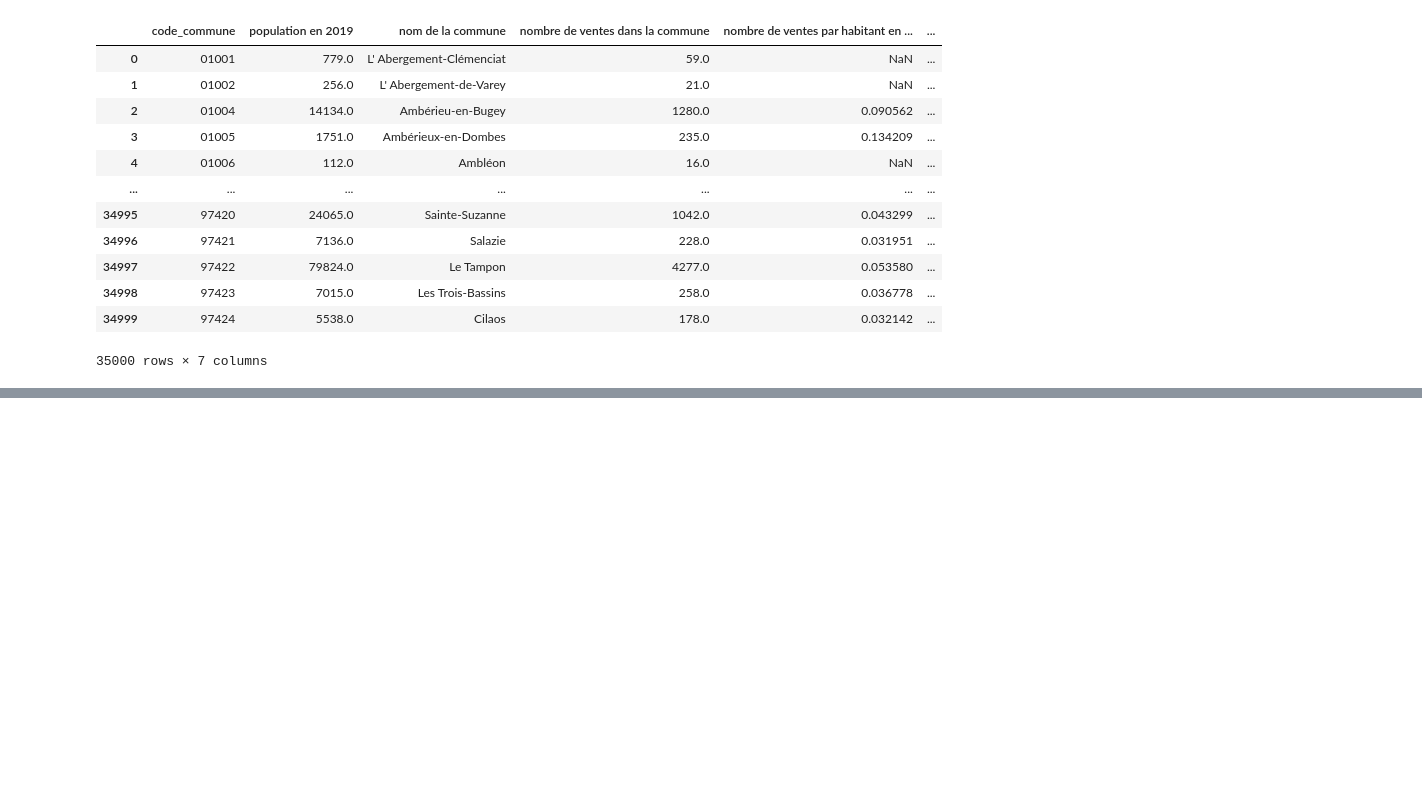
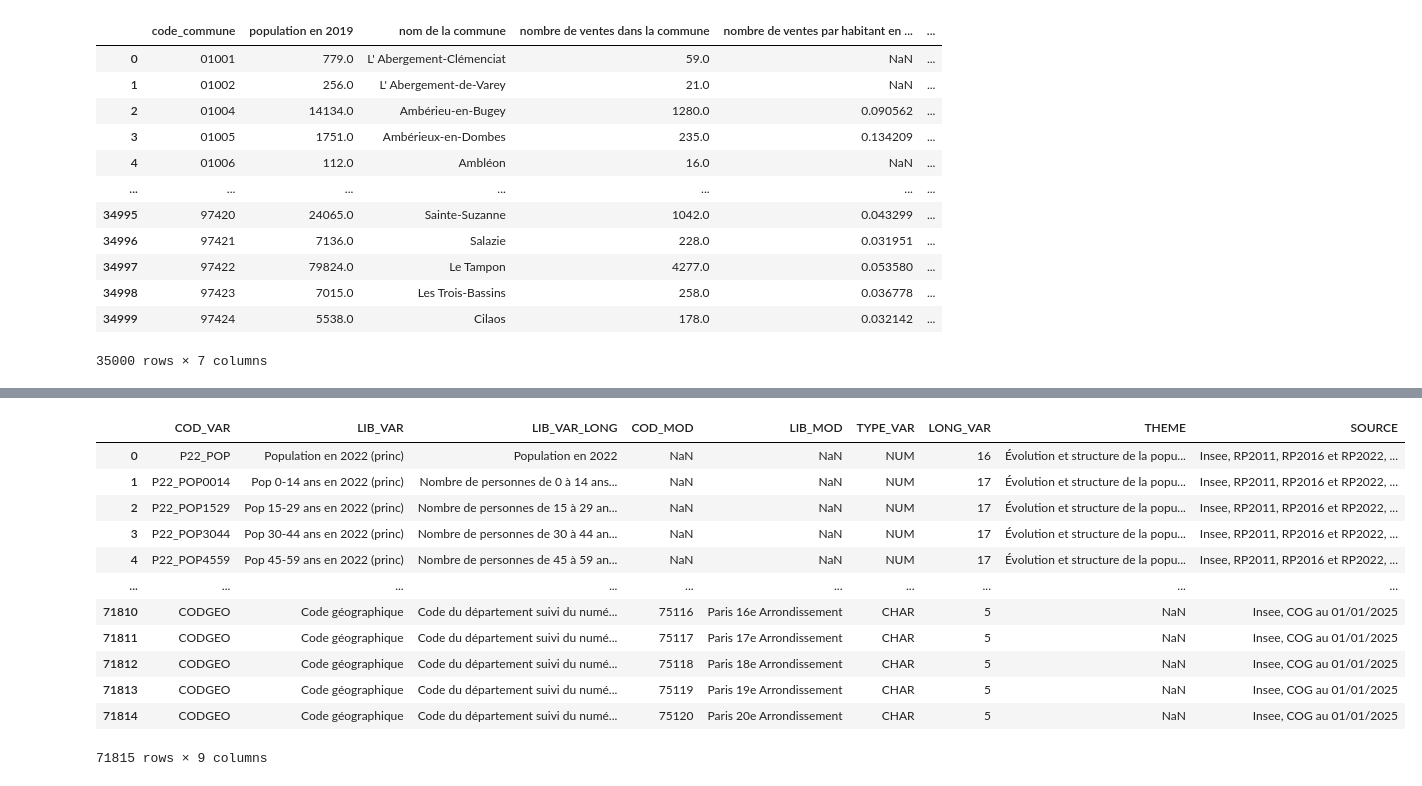
Before and after one commit to RRzm/Python_2A, a Jupyter notebook: traitement.ipynb, the cells around one changed output, grey strips where cells are left out. Saved outputs shown, nothing was run; the diff lists cells and outputs as text; code cells hidden in the pictures; blank space fills up the shorter version.

```diff
--- a/traitement.ipynb
+++ b/traitement.ipynb
@@ -475,0 +504,18 @@ idh
+# %%
+#ici, nous avons une base de données qui explique chaque colonne de l'ensemble de données précédent
+commune_meta_info = get_cloud_csv('meta_dossier_complet',sep=';')
+commune_meta_info
+# %% [output]
+|  | COD_VAR | LIB_VAR | LIB_VAR_LONG | COD_MOD | LIB_MOD | TYPE_VAR | LONG_VAR | THEME | SOURCE |
+| 0 | P22_POP | Population en 2022 (princ) | Population en 2022 | NaN | NaN | NUM | 16 | Évolution et structure de la popu... | Insee, RP2011, RP2016 et RP2022, ... |
+| 1 | P22_POP0014 | Pop 0-14 ans en 2022 (princ) | Nombre de personnes de 0 à 14 ans... | NaN | NaN | NUM | 17 | Évolution et structure de la popu... | Insee, RP2011, RP2016 et RP2022, ... |
+| 2 | P22_POP1529 | Pop 15-29 ans en 2022 (princ) | Nombre de personnes de 15 à 29 an... | NaN | NaN | NUM | 17 | Évolution et structure de la popu... | Insee, RP2011, RP2016 et RP2022, ... |
+| 3 | P22_POP3044 | Pop 30-44 ans en 2022 (princ) | Nombre de personnes de 30 à 44 an... | NaN | NaN | NUM | 17 | Évolution et structure de la popu... | Insee, RP2011, RP2016 et RP2022, ... |
+| 4 | P22_POP4559 | Pop 45-59 ans en 2022 (princ) | Nombre de personnes de 45 à 59 an... | NaN | NaN | NUM | 17 | Évolution et structure de la popu... | Insee, RP2011, RP2016 et RP2022, ... |
+| ... | ... | ... | ... | ... | ... | ... | ... | ... | ... |
+| 71810 | CODGEO | Code géographique | Code du département suivi du numé... | 75116 | Paris 16e Arrondissement | CHAR | 5 | NaN | Insee, COG au 01/01/2025 |
+| 71811 | CODGEO | Code géographique | Code du département suivi du numé... | 75117 | Paris 17e Arrondissement | CHAR | 5 | NaN | Insee, COG au 01/01/2025 |
+| 71812 | CODGEO | Code géographique | Code du département suivi du numé... | 75118 | Paris 18e Arrondissement | CHAR | 5 | NaN | Insee, COG au 01/01/2025 |
+| 71813 | CODGEO | Code géographique | Code du département suivi du numé... | 75119 | Paris 19e Arrondissement | CHAR | 5 | NaN | Insee, COG au 01/01/2025 |
+| 71814 | CODGEO | Code géographique | Code du département suivi du numé... | 75120 | Paris 20e Arrondissement | CHAR | 5 | NaN | Insee, COG au 01/01/2025 |
+71815 rows × 9 columns
```
Also changed, not shown: parts of 18 cells of this notebook, 2 other files.
